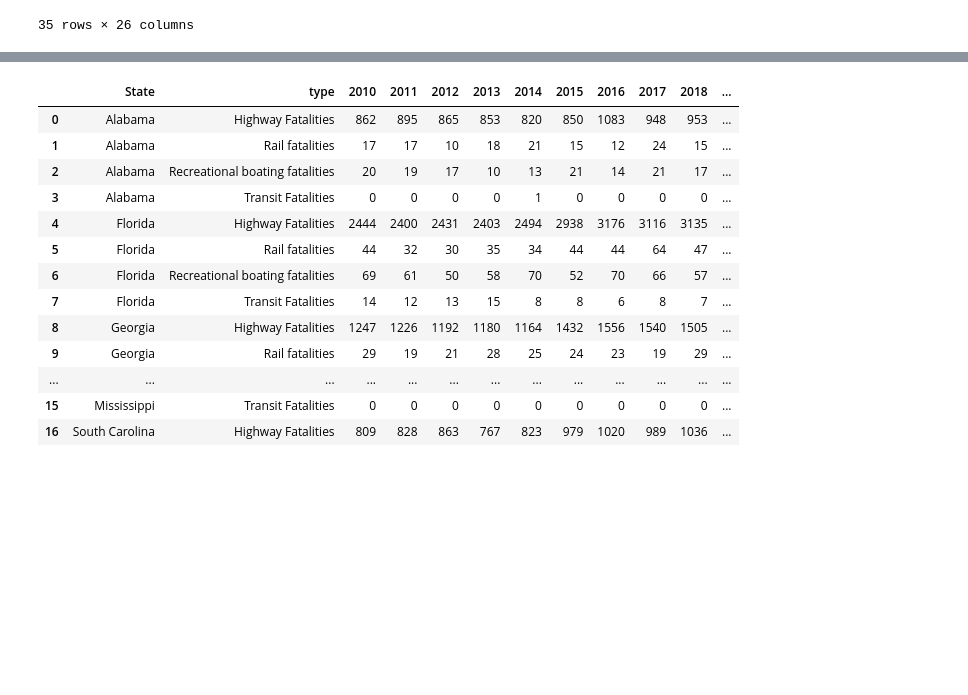
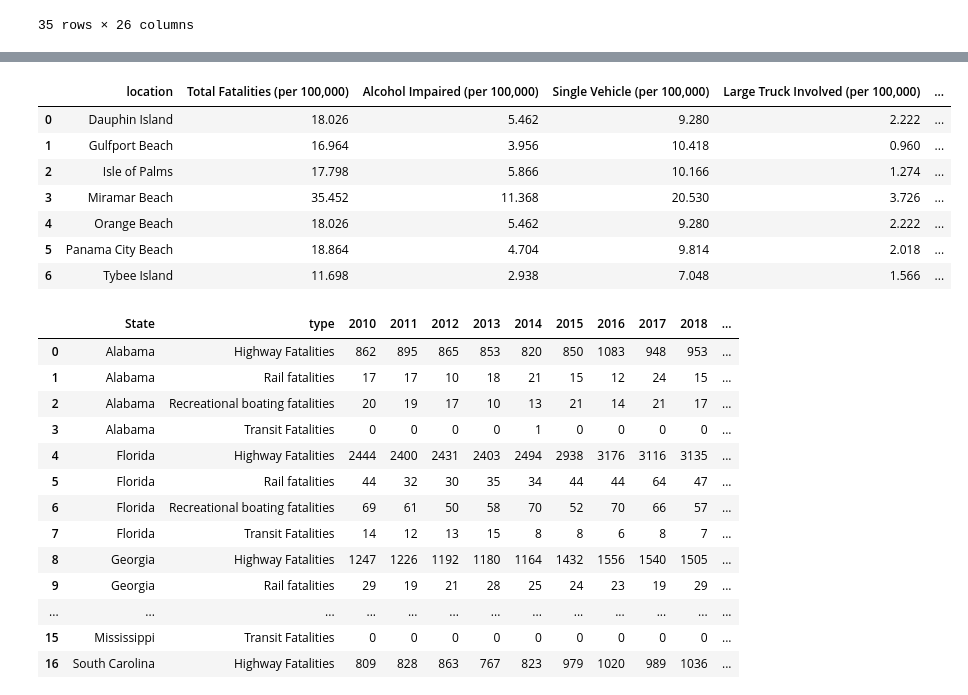
Before and after one commit to NSS-Full-Time-Data-Analytics-9/bwilhelm_capstone, a Jupyter notebook: scripts/traffic_data.ipynb, the cells around one changed output, grey strips where cells are left out. Drawn from its saved outputs; the diff is of its cells as text; code cells hidden in the pictures; blank space fills up the shorter version.

```diff
--- a/scripts/traffic_data.ipynb
+++ b/scripts/traffic_data.ipynb
@@ -388,0 +405,9 @@ all_traffic
+# %%
+traffic_agg = all_traffic.groupby(['location'])['Total Fatalities (per 100,000)',
+       'Alcohol Impaired (per 100,000)', 'Single Vehicle (per 100,000)',
+       'Large Truck Involved (per 100,000)', 'Speeding (per 100,000)',
+       'Roadway Departure (per 100,000)', 'Intersection (per 100,000)',
+       'Passenger Car (per 100,000)', 'Light Truck (per 100,000)',
+       'Motorcyclist (per 100,000)', 'Pedestrian (per 100,000)',
+       'Bicyclist (per 100,000)'].mean()
+traffic_agg = traffic_agg.reset_index()
@@ -389,3 +451,14 @@ all_traffic
+# %%
+traffic_agg
+# %% [output]
+|  | location | Total Fatalities (per 100,000) | Alcohol Impaired (per 100,000) | Single Vehicle (per 100,000) | Large Truck Involved (per 100,000) | ... |
+| 0 | Dauphin Island | 18.026 | 5.462 | 9.280 | 2.222 | ... |
+| 1 | Gulfport Beach | 16.964 | 3.956 | 10.418 | 0.960 | ... |
+| 2 | Isle of Palms | 17.798 | 5.866 | 10.166 | 1.274 | ... |
+| 3 | Miramar Beach | 35.452 | 11.368 | 20.530 | 3.726 | ... |
+| 4 | Orange Beach | 18.026 | 5.462 | 9.280 | 2.222 | ... |
+| 5 | Panama City Beach | 18.864 | 4.704 | 9.814 | 2.018 | ... |
+| 6 | Tybee Island | 11.698 | 2.938 | 7.048 | 1.566 | ... |
 # %%
 traffic_state['2010'] = traffic_state['2010'].str.replace(',', '').astype(int)
 traffic_state['2011'] = traffic_state['2011'].str.replace(',', '').astype(int)
```
Also changed, not shown: parts of 8 cells of this notebook, 2 other files.
